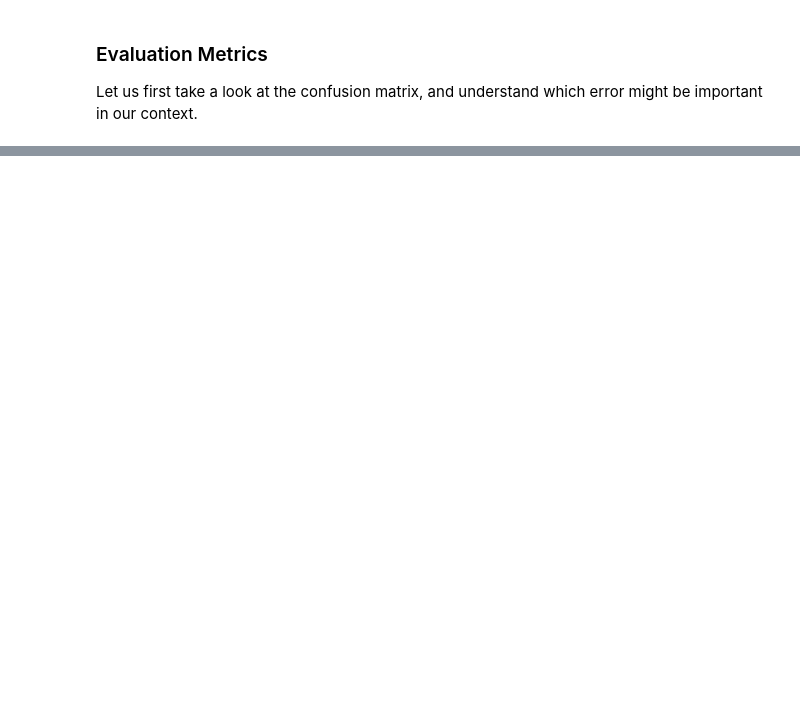
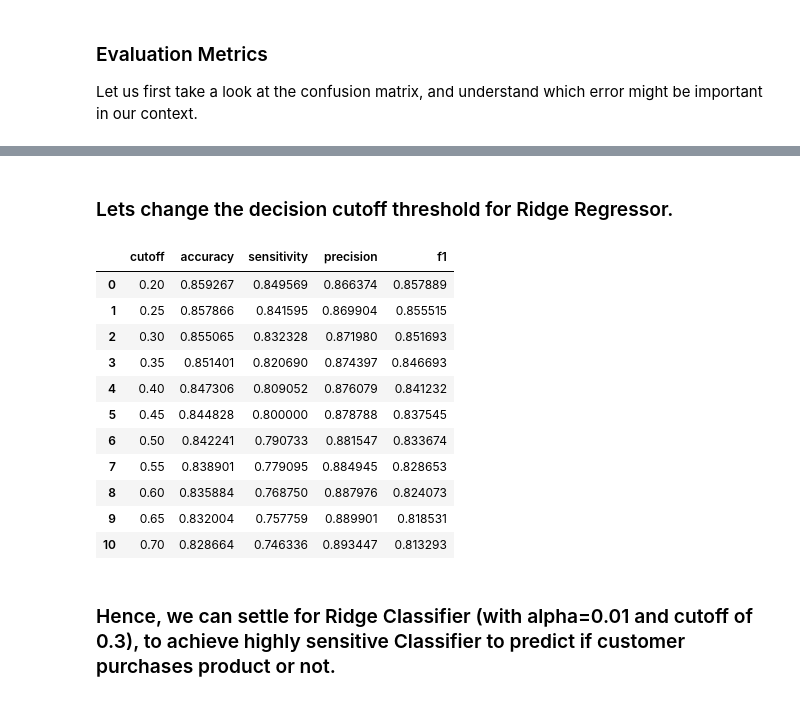
Before and after one commit to AdiVarma27/DirectMarketingPrediction, a Jupyter notebook: DirectMarketingPrediction.ipynb, the cells around one changed output, grey strips where cells are left out. Saved outputs shown, nothing was run; the diff lists cells and outputs as text; code cells hidden in the pictures; blank space fills up the shorter version.

```diff
--- a/DirectMarketingPrediction.ipynb
+++ b/DirectMarketingPrediction.ipynb
@@ -770,0 +933,45 @@ Let us first take a look at the confusion matrix, and understand which error mig
+# %% [markdown]
+### Lets change the decision cutoff threshold for Ridge Regressor.
+# %%
+cutoff_thresholds = [0.2, 0.25, 0.3, 0.35, 0.4, 0.45, 0.5, 0.55, 0.6, 0.65, 0.7]
+
+acc_list = []
+sens_list = []
+prec_list = []
+f1_list = []
+
+for cutoff in cutoff_thresholds:
+
+    decisions = (lr_ridge.decision_function(X) >= cutoff).astype(int)
+    tn, fp, fn, tp = confusion_matrix(y, decisions).ravel()
+    sensitivity = tp/(tp+fn)
+    precision = tp/(tp+fp)
+    f1 = 2*sensitivity*precision/(sensitivity+precision)
+
+    acc_list.append(accuracy_score(y, decisions))
+    sens_list.append(sensitivity)
+    prec_list.append(precision)
+    f1_list.append(f1)
+
+df_tuned = pd.DataFrame()
+df_tuned['cutoff'] = cutoff_thresholds
+df_tuned['accuracy'] = acc_list
+df_tuned['sensitivity'] = sens_list
+df_tuned['precision'] = prec_list
+df_tuned['f1'] = f1_list
+df_tuned
+# %% [output]
+|  | cutoff | accuracy | sensitivity | precision | f1 |
+| 0 | 0.20 | 0.859267 | 0.849569 | 0.866374 | 0.857889 |
+| 1 | 0.25 | 0.857866 | 0.841595 | 0.869904 | 0.855515 |
+| 2 | 0.30 | 0.855065 | 0.832328 | 0.871980 | 0.851693 |
+| 3 | 0.35 | 0.851401 | 0.820690 | 0.874397 | 0.846693 |
+| 4 | 0.40 | 0.847306 | 0.809052 | 0.876079 | 0.841232 |
+| 5 | 0.45 | 0.844828 | 0.800000 | 0.878788 | 0.837545 |
+| 6 | 0.50 | 0.842241 | 0.790733 | 0.881547 | 0.833674 |
+| 7 | 0.55 | 0.838901 | 0.779095 | 0.884945 | 0.828653 |
+| 8 | 0.60 | 0.835884 | 0.768750 | 0.887976 | 0.824073 |
+| 9 | 0.65 | 0.832004 | 0.757759 | 0.889901 | 0.818531 |
+| 10 | 0.70 | 0.828664 | 0.746336 | 0.893447 | 0.813293 |
+# %% [markdown]
+### Hence, we can settle for Ridge Classifier (with alpha=0.01 and cutoff of 0.3), to achieve highly sensitive Classifier to predict if customer purchases product or not.
```
Also changed, not shown: parts of 18 cells of this notebook.
